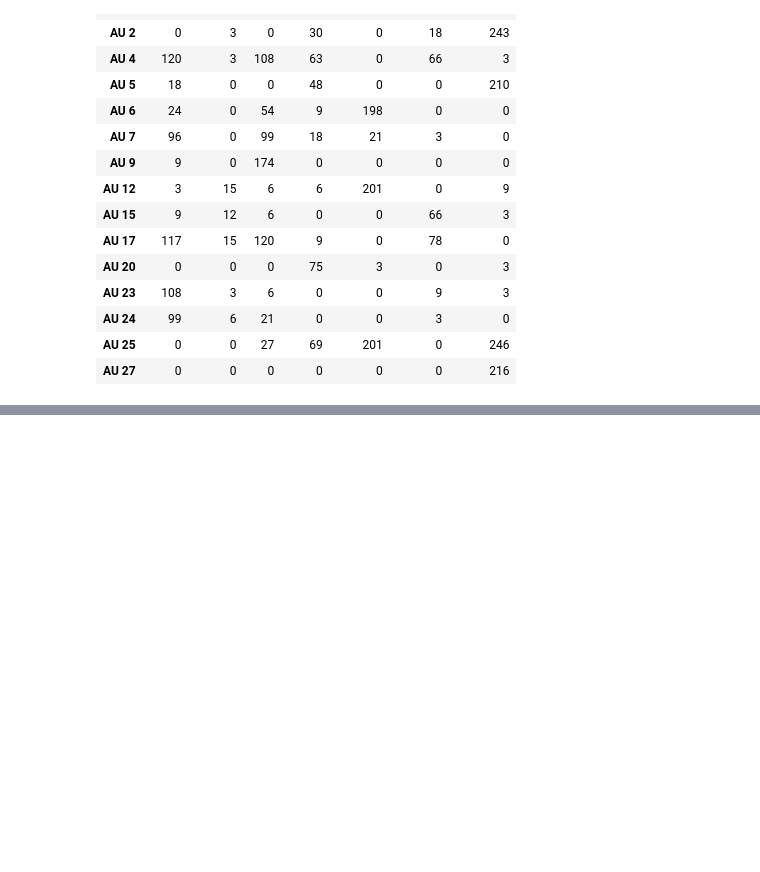
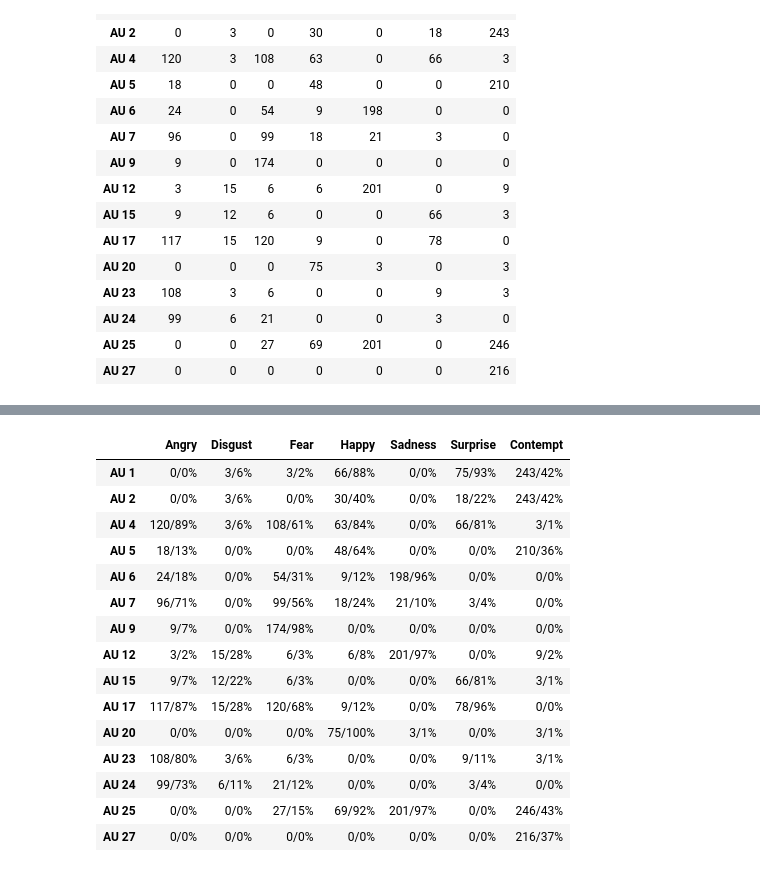
Before and after one commit to SunProg/do-neural-networks-learn-faus-iccvw-2015, a Jupyter notebook: facs_explorer.ipynb, the cells around one changed output, grey strips where cells are left out. Cells and saved outputs as stored; diff of their text form; code cells hidden in the pictures; blank space fills up the shorter version.

```diff
--- a/facs_explorer.ipynb
+++ b/facs_explorer.ipynb
@@ -301,0 +386,9 @@ au_emotion_percent_str
+# %%
+emotion_au_table = []
+for i in range(au_emotion.shape[0]):
+    tmp_row = []
+    for j in range(au_emotion.shape[1]):
+        tmp_row.append(au_emotion.values[i][j].astype(str)+'/'+ au_emotion_percent_str.values[i][j])
+    emotion_au_table.append(tmp_row)
+au_emotion_table = np.array(emotion_au_table)
+au_emotion_table
@@ -301,0 +413,21 @@ au_emotion_percent_str
+# %%
+au_emotion_table_df = pd.DataFrame(au_emotion_table, columns=emotion_list ,index=au_str_list)
+# %%
+au_emotion_table_df
+# %% [output]
+|  | Angry | Disgust | Fear | Happy | Sadness | Surprise | Contempt |
+| AU 1 | 0/0% | 3/6% | 3/2% | 66/88% | 0/0% | 75/93% | 243/42% |
+| AU 2 | 0/0% | 3/6% | 0/0% | 30/40% | 0/0% | 18/22% | 243/42% |
+| AU 4 | 120/89% | 3/6% | 108/61% | 63/84% | 0/0% | 66/81% | 3/1% |
+| AU 5 | 18/13% | 0/0% | 0/0% | 48/64% | 0/0% | 0/0% | 210/36% |
+| AU 6 | 24/18% | 0/0% | 54/31% | 9/12% | 198/96% | 0/0% | 0/0% |
+| AU 7 | 96/71% | 0/0% | 99/56% | 18/24% | 21/10% | 3/4% | 0/0% |
+| AU 9 | 9/7% | 0/0% | 174/98% | 0/0% | 0/0% | 0/0% | 0/0% |
+| AU 12 | 3/2% | 15/28% | 6/3% | 6/8% | 201/97% | 0/0% | 9/2% |
+| AU 15 | 9/7% | 12/22% | 6/3% | 0/0% | 0/0% | 66/81% | 3/1% |
+| AU 17 | 117/87% | 15/28% | 120/68% | 9/12% | 0/0% | 78/96% | 0/0% |
+| AU 20 | 0/0% | 0/0% | 0/0% | 75/100% | 3/1% | 0/0% | 3/1% |
+| AU 23 | 108/80% | 3/6% | 6/3% | 0/0% | 0/0% | 9/11% | 3/1% |
+| AU 24 | 99/73% | 6/11% | 21/12% | 0/0% | 0/0% | 3/4% | 0/0% |
+| AU 25 | 0/0% | 0/0% | 27/15% | 69/92% | 201/97% | 0/0% | 246/43% |
+| AU 27 | 0/0% | 0/0% | 0/0% | 0/0% | 0/0% | 0/0% | 216/37% |
```
Also changed, not shown: parts of 13 cells of this notebook.
